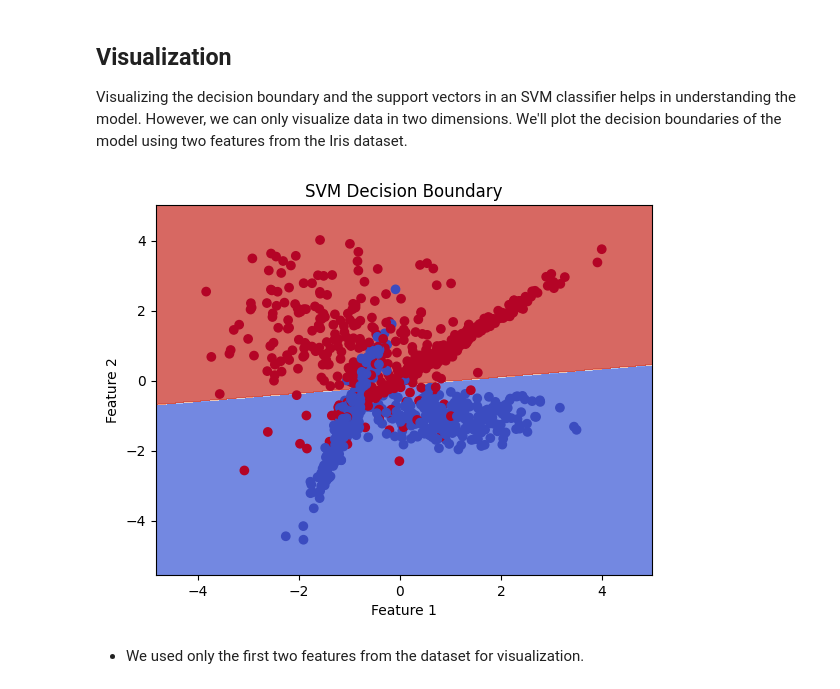
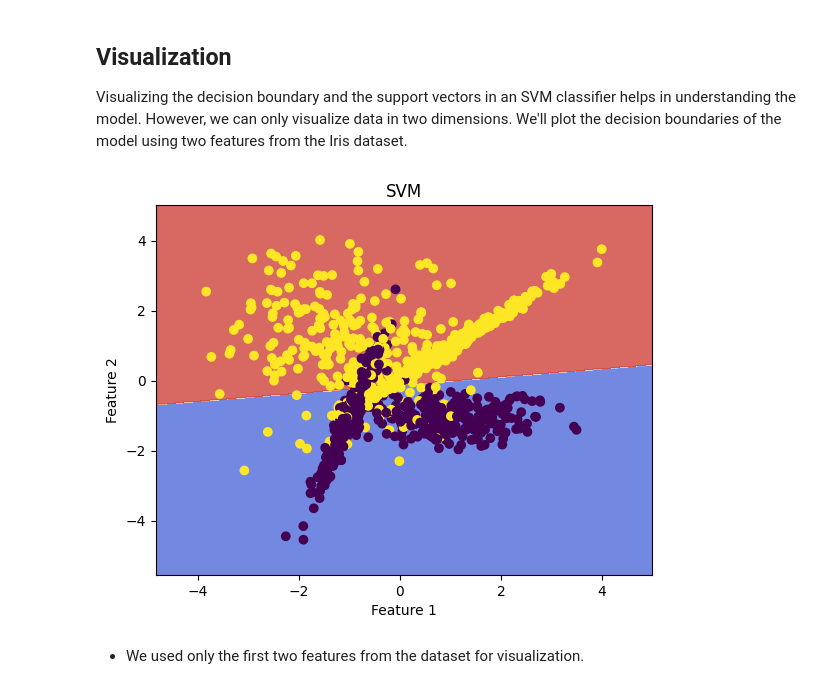
Before and after one commit to akshay-rajan/S3, a Jupyter notebook: DS/support_vector_machines.ipynb, the cells around one changed output. Saved outputs shown, nothing was run; the diff lists cells and outputs as text; code cells hidden in the pictures.

Commit message:
Update visualization

```diff
--- a/DS/support_vector_machines.ipynb
+++ b/DS/support_vector_machines.ipynb
@@ -88,38 +91,26 @@ Visualizing the decision boundary and the support vectors in an SVM classifier h
 # %%
-# Import visualization libraries
-import numpy as np
-import matplotlib.pyplot as plt
-from sklearn import svm
-
 # Using only two features for visualization
-X_vis = X[:, :2]  # Only taking first two features for simplicity
-
-# Split the reduced dataset
-X_train_vis, X_test_vis, y_train_vis, y_test_vis = train_test_split(X_vis, y, test_size=0.2, random_state=42)
-
-# Train SVM on the reduced dataset
-svm_model_vis = SVC(kernel='linear', C=1.0)
-svm_model_vis.fit(X_train_vis, y_train_vis)
+X_vis = X[:, :2]
 
 # Create a mesh to plot the decision boundary
 h = .02  # step size in the mesh
 x_min, x_max = X_vis[:, 0].min() - 1, X_vis[:, 0].max() + 1
 y_min, y_max = X_vis[:, 1].min() - 1, X_vis[:, 1].max() + 1
 xx, yy = np.meshgrid(np.arange(x_min, x_max, h), np.arange(y_min, y_max, h))
 
 # Plot the decision boundary
-Z = svm_model_vis.predict(np.c_[xx.ravel(), yy.ravel()])
+Z = model.predict(np.c_[xx.ravel(), yy.ravel()])
 Z = Z.reshape(xx.shape)
 plt.contourf(xx, yy, Z, cmap=plt.cm.coolwarm, alpha=0.8)
 
 # Plot the training points
-plt.scatter(X_vis[:, 0], X_vis[:, 1], c=y, cmap=plt.cm.coolwarm)
+plt.scatter(X_vis[:, 0], X_vis[:, 1], c=y, cmap=plt.cm.viridis)
 plt.xlabel('Feature 1')
 plt.ylabel('Feature 2')
-plt.title('SVM Decision Boundary')
+plt.title('SVM')
 plt.show()
 # %% [output]
-[figure, old version]
+[figure, new version]
 # %% [markdown]
 - We used only the first two features from the dataset for visualization.
 # %% [markdown]
```
Also changed, not shown: parts of 1 cell of this notebook.
